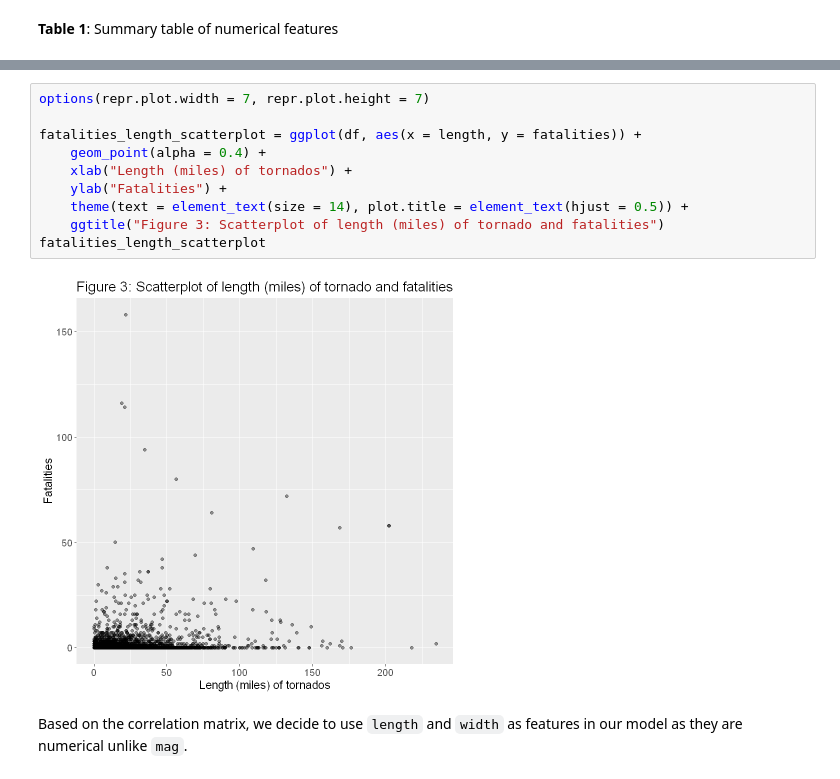
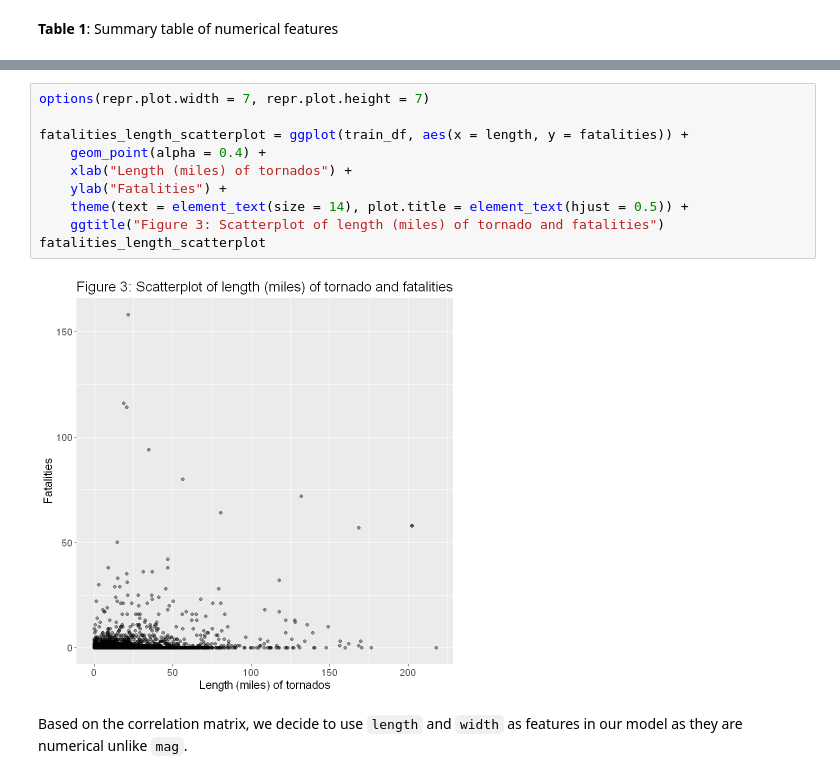
Before and after one commit to DSCI-310-2024/DSCI-310-Group-1-Predict-Casualties-From-Tornado-Data, a Jupyter notebook: src/tornado_fatalities_predictor.ipynb, the cells around one changed output, grey strips where cells are left out. Drawn from its saved outputs; the diff is of its cells as text.

```diff
--- a/src/tornado_fatalities_predictor.ipynb
+++ b/src/tornado_fatalities_predictor.ipynb
@@ -171,15 +179,15 @@ fatalities_width_scatterplot
 # %%
 options(repr.plot.width = 7, repr.plot.height = 7)
 
-fatalities_length_scatterplot = ggplot(df, aes(x = length, y = fatalities)) +
+fatalities_length_scatterplot = ggplot(train_df, aes(x = length, y = fatalities)) +
     geom_point(alpha = 0.4) +
     xlab("Length (miles) of tornados") +
     ylab("Fatalities") +
     theme(text = element_text(size = 14), plot.title = element_text(hjust = 0.5)) +
     ggtitle("Figure 3: Scatterplot of length (miles) of tornado and fatalities")
 fatalities_length_scatterplot
 # %% [output]
-[figure, old version]
+[figure, new version]
 # %% [markdown]
 Based on the correlation matrix, we decide to use `length` and `width` as features in our model as they are numerical unlike `mag`.
 # %% [markdown]
```
Also changed, not shown: parts of 10 cells of this notebook.
